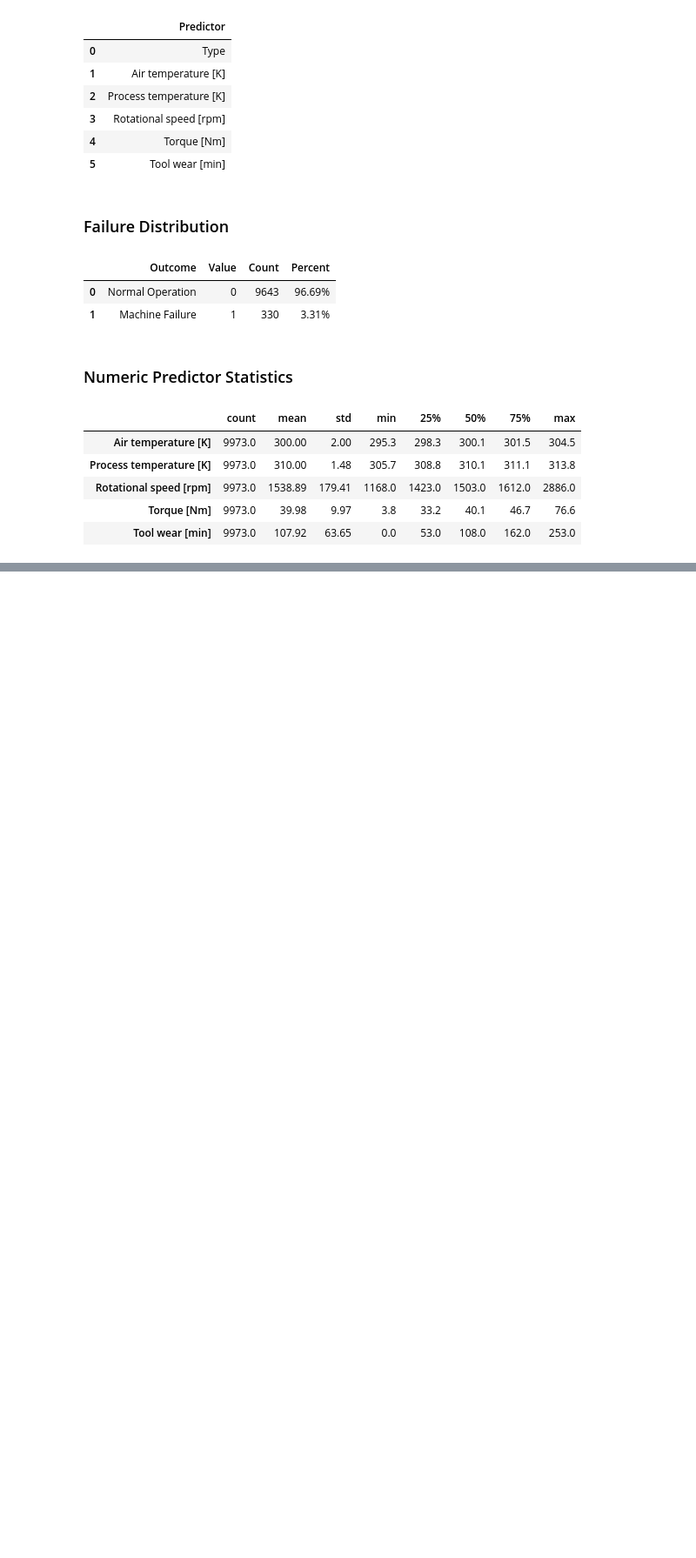
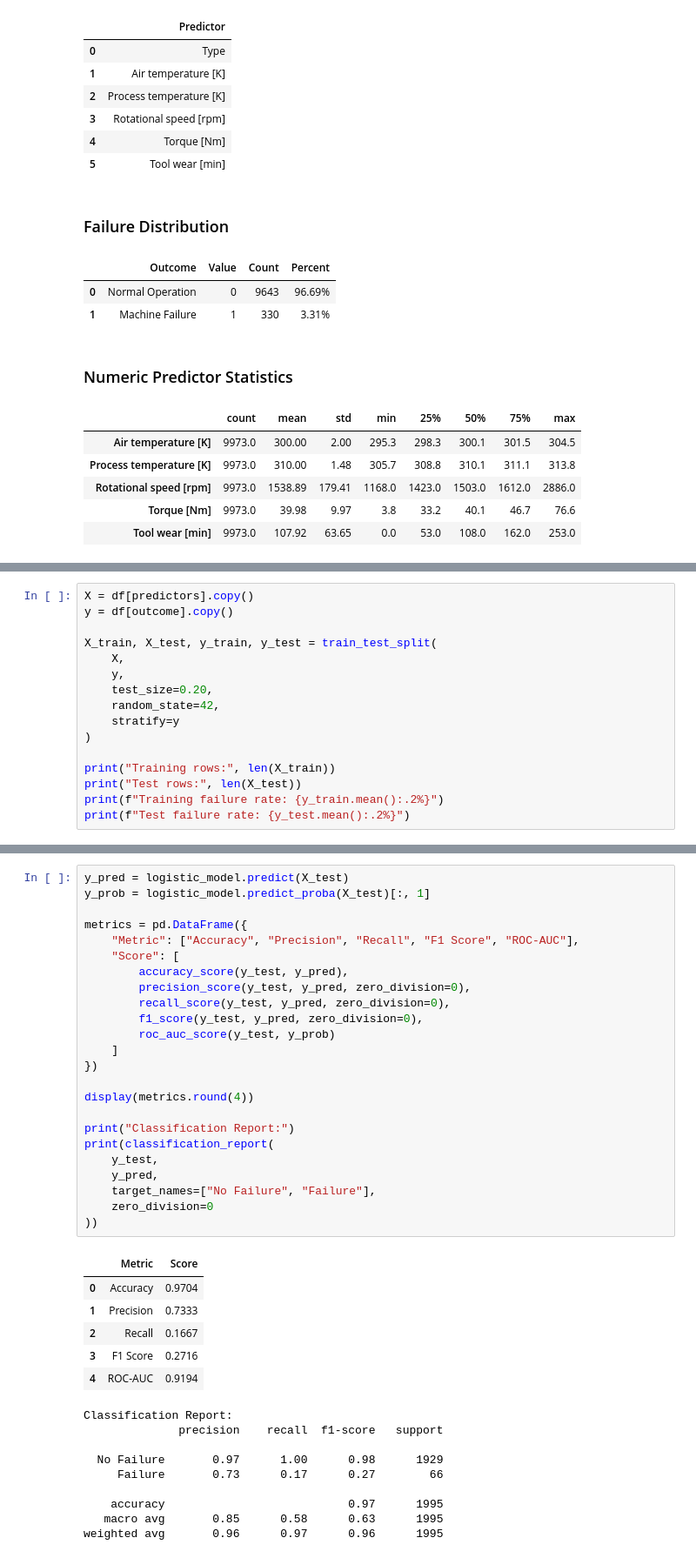
Before and after one commit to 37216110/cis480_capstone, a Jupyter notebook: notebooks/analysis/first_vertical_slice.ipynb, the cells around one changed output, grey strips where cells are left out. Shown at 87% size. Drawn from its saved outputs; the diff is of its cells as text; blank space fills up the shorter version.

```diff
--- a/notebooks/analysis/first_vertical_slice.ipynb
+++ b/notebooks/analysis/first_vertical_slice.ipynb
@@ -343,0 +363,16 @@ display(numeric_summary)
+# %%
+X = df[predictors].copy()
+y = df[outcome].copy()
+
+X_train, X_test, y_train, y_test = train_test_split(
+    X,
+    y,
+    test_size=0.20,
+    random_state=42,
+    stratify=y
+)
+
+print("Training rows:", len(X_train))
+print("Test rows:", len(X_test))
+print(f"Training failure rate: {y_train.mean():.2%}")
+print(f"Test failure rate: {y_test.mean():.2%}")
@@ -343,0 +420,40 @@ display(numeric_summary)
+# %%
+y_pred = logistic_model.predict(X_test)
+y_prob = logistic_model.predict_proba(X_test)[:, 1]
+
+metrics = pd.DataFrame({
+    "Metric": ["Accuracy", "Precision", "Recall", "F1 Score", "ROC-AUC"],
+    "Score": [
+        accuracy_score(y_test, y_pred),
+        precision_score(y_test, y_pred, zero_division=0),
+        recall_score(y_test, y_pred, zero_division=0),
+        f1_score(y_test, y_pred, zero_division=0),
+        roc_auc_score(y_test, y_prob)
+    ]
+})
+
+display(metrics.round(4))
+
+print("Classification Report:")
+print(classification_report(
+    y_test,
+    y_pred,
+    target_names=["No Failure", "Failure"],
+    zero_division=0
+))
+# %% [output]
+|  | Metric | Score |
+| 0 | Accuracy | 0.9704 |
+| 1 | Precision | 0.7333 |
+| 2 | Recall | 0.1667 |
+| 3 | F1 Score | 0.2716 |
+| 4 | ROC-AUC | 0.9194 |
+Classification Report:
+              precision    recall  f1-score   support
+
+  No Failure       0.97      1.00      0.98      1929
+     Failure       0.73      0.17      0.27        66
+
+    accuracy                           0.97      1995
+   macro avg       0.85      0.58      0.63      1995
+weighted avg       0.96      0.97      0.96      1995
```
Also changed, not shown: parts of 9 cells of this notebook.
